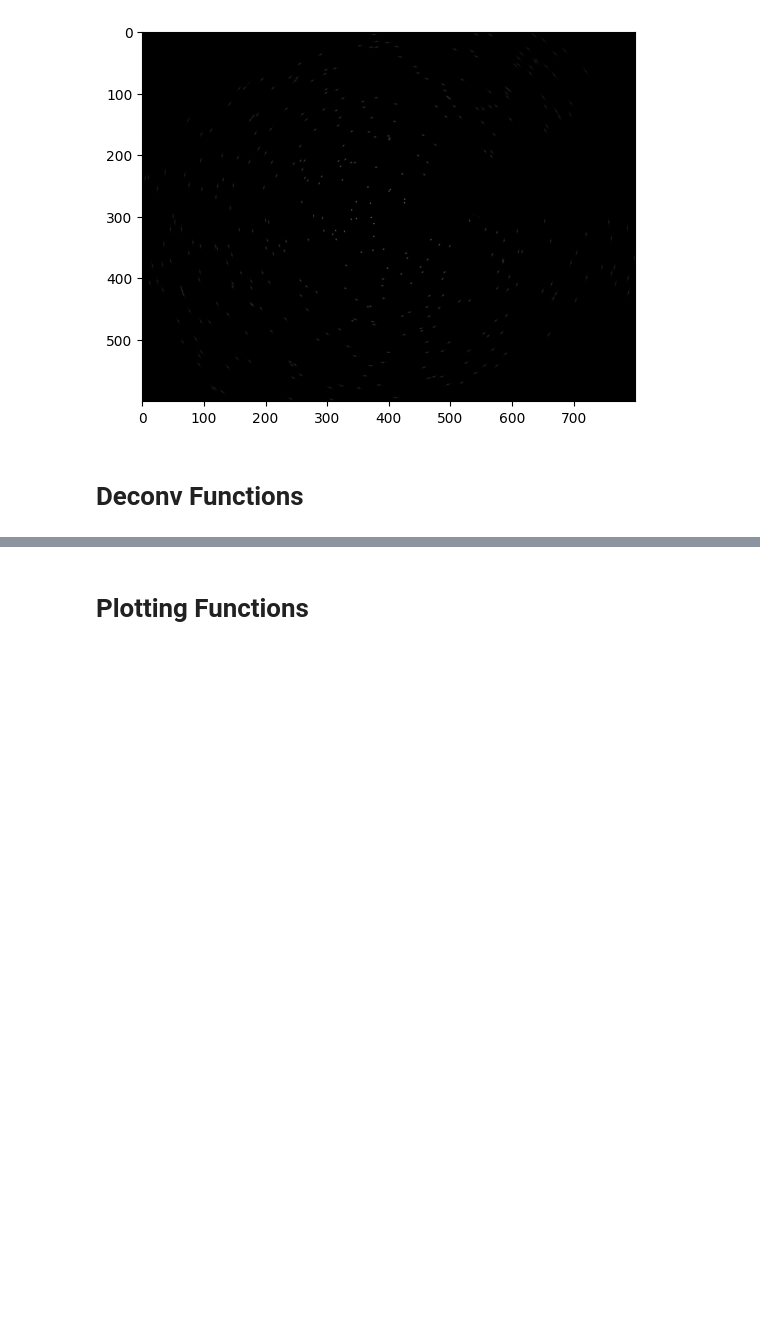
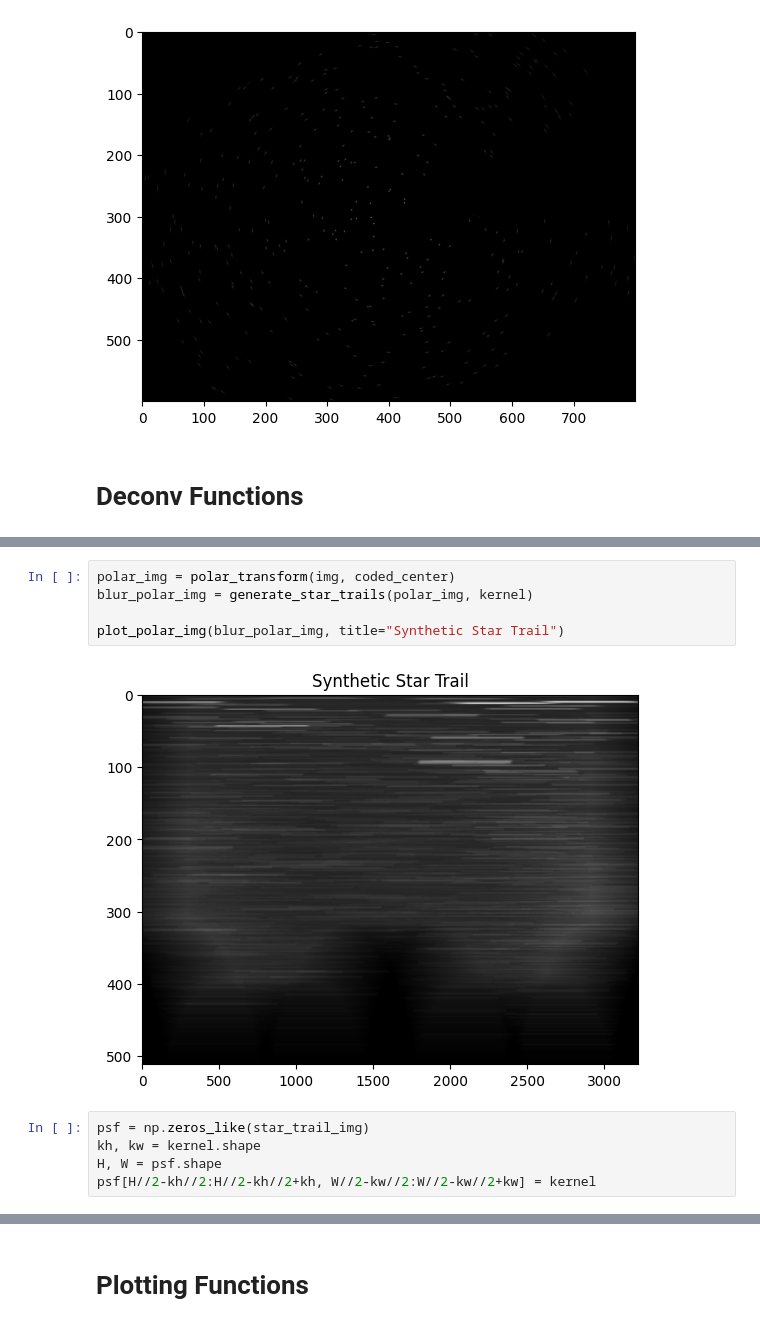
Before and after one commit to GSNikhil/star-trail-removal, a Jupyter notebook: main.ipynb, the cells around one changed output, grey strips where cells are left out. Saved outputs shown, nothing was run; the diff lists cells and outputs as text; blank space fills up the shorter version.

```diff
--- a/main.ipynb
+++ b/main.ipynb
@@ -533,0 +551,12 @@ def gd_fista_tikhonov_reg(x, pad_psf, n_iters=500, mu=1):
+# %%
+polar_img = polar_transform(img, coded_center)
+blur_polar_img = generate_star_trails(polar_img, kernel)
+
+plot_polar_img(blur_polar_img, title="Synthetic Star Trail")
+# %% [output]
+[figure, added]
+# %%
+psf = np.zeros_like(star_trail_img)
+kh, kw = kernel.shape
+H, W = psf.shape
+psf[H//2-kh//2:H//2-kh//2+kh, W//2-kw//2:W//2-kw//2+kw] = kernel
```
Also changed, not shown: parts of 9 cells of this notebook.
